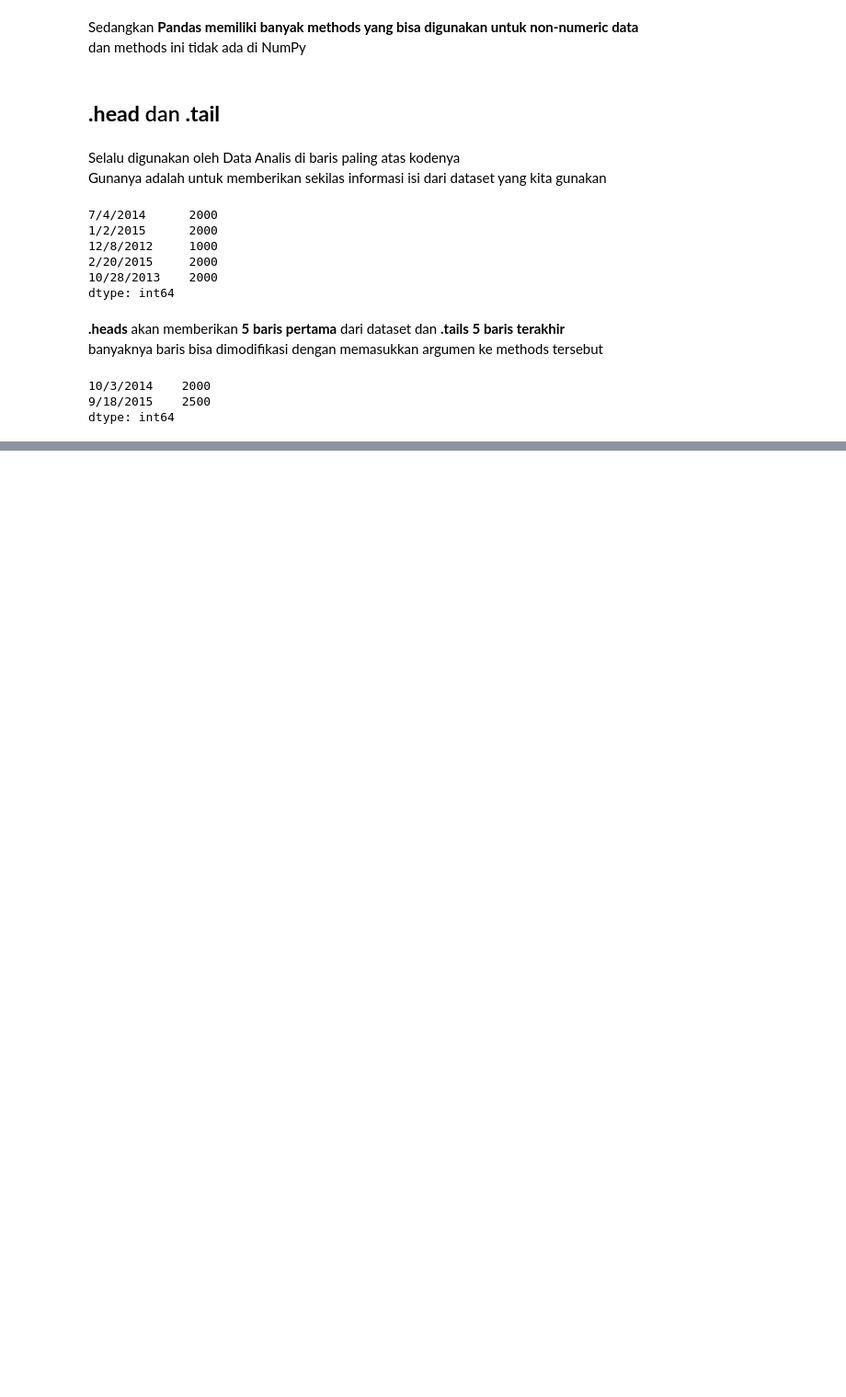
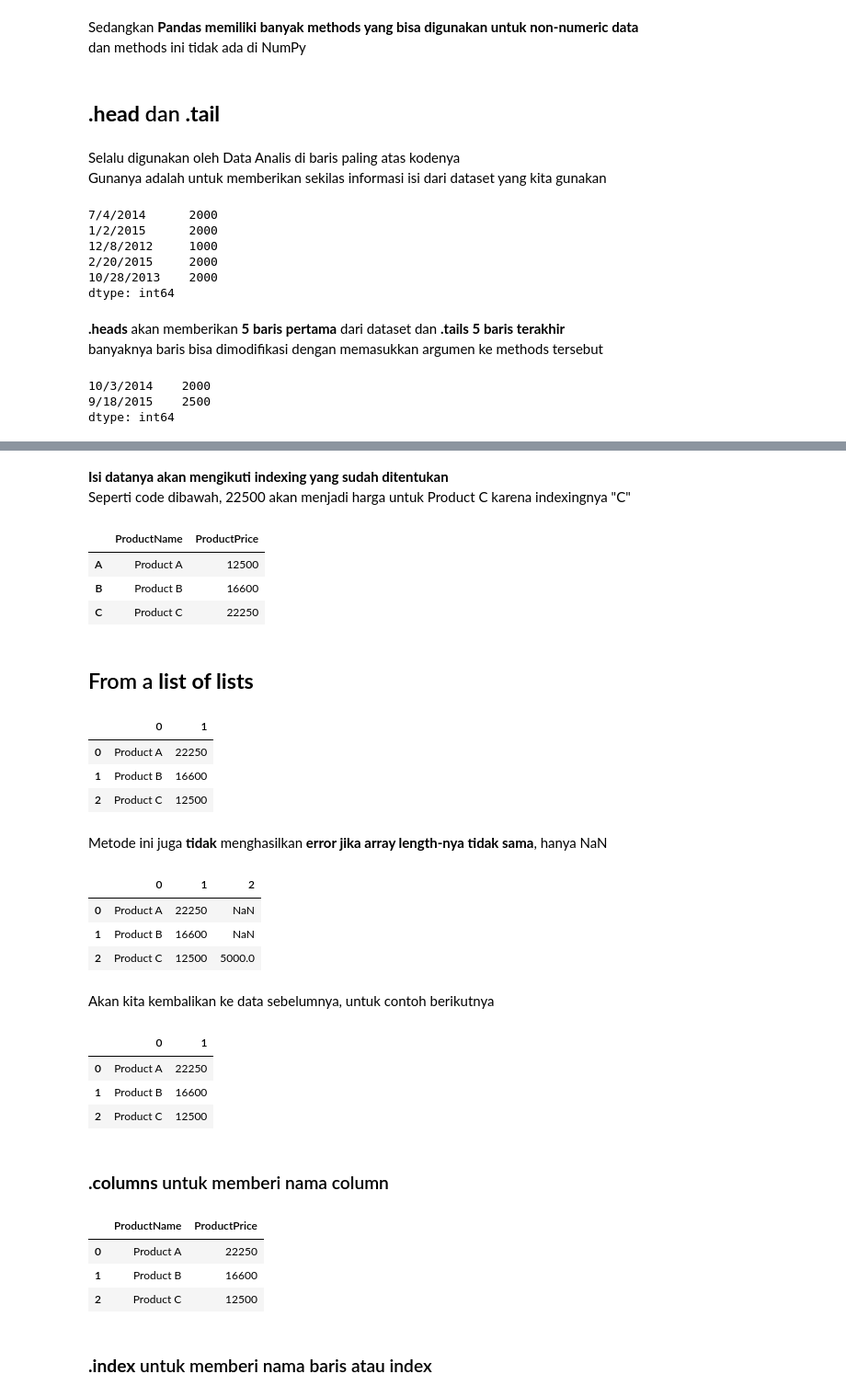
Before and after one commit to withraja/Pandas-Tutorial, a Jupyter notebook: 1 Pandas Basic.ipynb, the cells around one changed output, grey strips where cells are left out. Shown: that part at 92% size. Drawn from its saved outputs; the diff is of its cells as text; code cells hidden in the pictures; blank space fills up the shorter version.

Commit message:
Construct DataFrames

```diff
--- a/1 Pandas Basic.ipynb
+++ b/1 Pandas Basic.ipynb
@@ -294,0 +411,60 @@ dtype: int64
+# %% [markdown]
+**Isi datanya akan mengikuti indexing yang sudah ditentukan**
+Seperti code dibawah, 22500 akan menjadi harga untuk Product C karena indexingnya "C"
+# %%
+ser_products = pd.Series(['Product A', 'Product B', 'Product C'], index = ['A', 'B', 'C'])
+ser_prices = pd.Series([22250, 16600, 12500], index = ['C', 'B', 'A'])
+
+data = {'ProductName':ser_products, 'ProductPrice':ser_prices}
+df = pd.DataFrame(data)
+df
+# %% [output]
+|  | ProductName | ProductPrice |
+| A | Product A | 12500 |
+| B | Product B | 16600 |
+| C | Product C | 22250 |
+# %% [markdown]
+## From a **list of lists**
+# %%
+data = [['Product A', 22250], ['Product B', 16600], ['Product C', 12500]]
+df = pd.DataFrame(data)
+df
+# %% [output]
+|  | 0 | 1 |
+| 0 | Product A | 22250 |
+| 1 | Product B | 16600 |
+| 2 | Product C | 12500 |
+# %% [markdown]
+Metode ini juga **tidak** menghasilkan **error jika array length-nya tidak sama**, hanya NaN
+# %%
+data = [['Product A', 22250], ['Product B', 16600], ['Product C', 12500, 5000]]
+df = pd.DataFrame(data)
+df
+# %% [output]
+|  | 0 | 1 | 2 |
+| 0 | Product A | 22250 | NaN |
+| 1 | Product B | 16600 | NaN |
+| 2 | Product C | 12500 | 5000.0 |
+# %% [markdown]
+Akan kita kembalikan ke data sebelumnya, untuk contoh berikutnya
+# %%
+data = [['Product A', 22250], ['Product B', 16600], ['Product C', 12500]]
+df = pd.DataFrame(data)
+df
+# %% [output]
+|  | 0 | 1 |
+| 0 | Product A | 22250 |
+| 1 | Product B | 16600 |
+| 2 | Product C | 12500 |
+# %% [markdown]
+### **.columns** untuk memberi nama column
+# %%
+df.columns = ['ProductName', 'ProductPrice']
+df
+# %% [output]
+|  | ProductName | ProductPrice |
+| 0 | Product A | 22250 |
+| 1 | Product B | 16600 |
+| 2 | Product C | 12500 |
+# %% [markdown]
+### **.index** untuk memberi nama baris atau index
```
Also changed, not shown: parts of 25 cells of this notebook.
